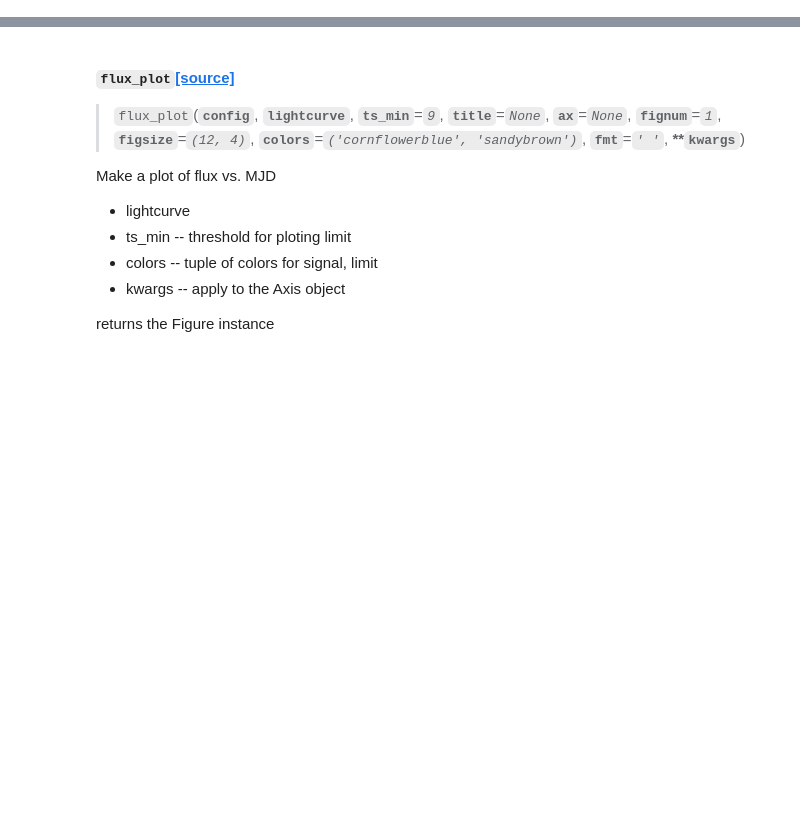
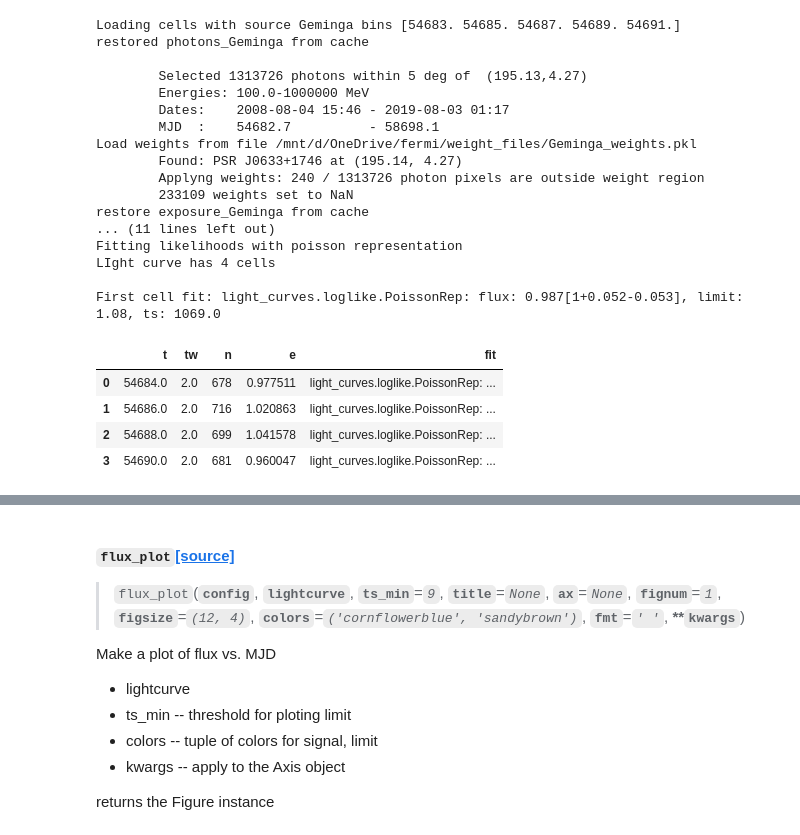
Before and after one commit to tburnett/light_curves, a Jupyter notebook: nbs/11_lightcurve.ipynb, the cells around one changed output, grey strips where cells are left out. Saved outputs shown, nothing was run; the diff lists cells and outputs as text; code cells hidden in the pictures; blank space fills up the shorter version.

```diff
--- a/nbs/11_lightcurve.ipynb
+++ b/nbs/11_lightcurve.ipynb
@@ -145,0 +140,28 @@ First cell fit: light_curves.loglike.PoissonRep: flux: 0.927[1+0.076-0.079], lim
+# %%
+# bin edges for
+edges = lc.t.values-lc.tw.values/2
+test_bins = edges[:10:2 ]
+test_lc(test_bins).head()
+# %% [output]
+Loading cells with source Geminga bins [54683. 54685. 54687. 54689. 54691.]
+restored photons_Geminga from cache
+
+        Selected 1313726 photons within 5 deg of  (195.13,4.27)
+        Energies: 100.0-1000000 MeV
+        Dates:    2008-08-04 15:46 - 2019-08-03 01:17
+        MJD  :    54682.7          - 58698.1
+Load weights from file /mnt/d/OneDrive/fermi/weight_files/Geminga_weights.pkl
+        Found: PSR J0633+1746 at (195.14, 4.27)
+        Applyng weights: 240 / 1313726 photon pixels are outside weight region
+        233109 weights set to NaN
+restore exposure_Geminga from cache
+... (11 lines left out)
+Fitting likelihoods with poisson representation
+LIght curve has 4 cells
+
+First cell fit: light_curves.loglike.PoissonRep: flux: 0.987[1+0.052-0.053], limit: 1.08, ts: 1069.0
+|  | t | tw | n | e | fit |
+| 0 | 54684.0 | 2.0 | 678 | 0.977511 | light_curves.loglike.PoissonRep: ... |
+| 1 | 54686.0 | 2.0 | 716 | 1.020863 | light_curves.loglike.PoissonRep: ... |
+| 2 | 54688.0 | 2.0 | 699 | 1.041578 | light_curves.loglike.PoissonRep: ... |
+| 3 | 54690.0 | 2.0 | 681 | 0.960047 | light_curves.loglike.PoissonRep: ... |
```
Also changed, not shown: parts of 11 cells of this notebook, 24 other files.
